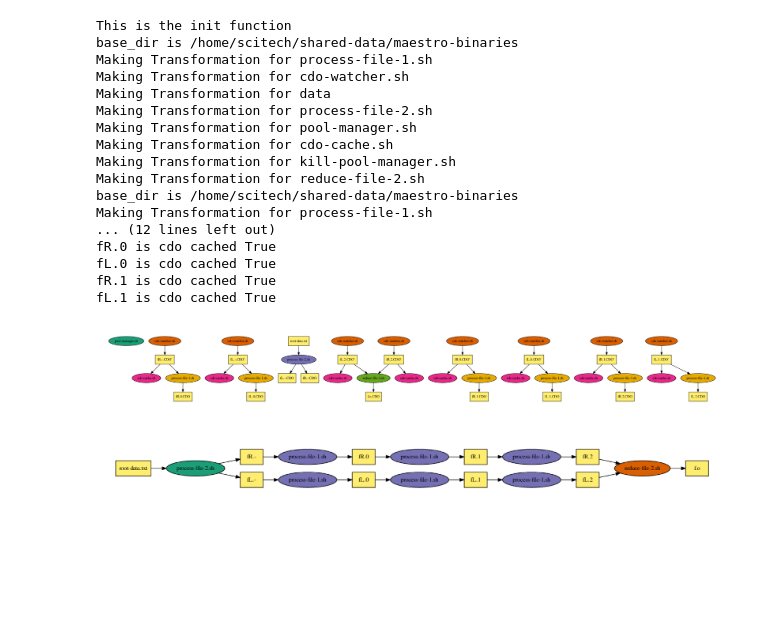
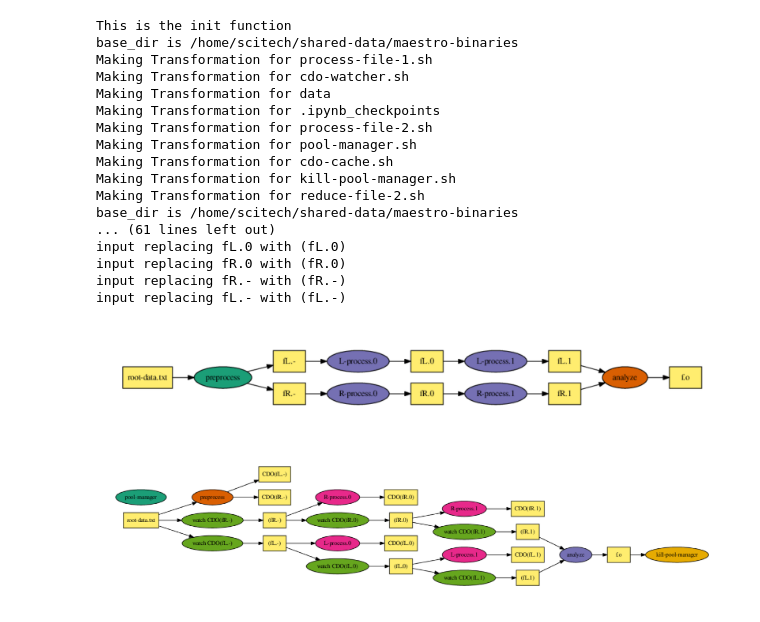
Before and after one commit to biddisco/maestro-pegasus, a Jupyter notebook: Iterative-DAG-test.ipynb, the cells around one changed output. Cells and saved outputs as stored; diff of their text form; code cells hidden in the pictures; blank space fills up the shorter version.

Commit message:
Upgrade graph transformation to create watchers 'on demand'
Instead of creating watchers as root processes, they are
now created when the parent of the data they watch for is
generated.

```diff
--- a/Iterative-DAG-test.ipynb
+++ b/Iterative-DAG-test.ipynb
@@ -246,12 +266,12 @@ def build_properties():
 # %%
-def generate_demo_workflow(wf, rc):
+def generate_demo_workflow(wf, rc, maestro=False, iterations=2):
     # --- Raw input file -----------------------------------------------------------------
 
     binary_path = '/home/scitech/shared-data/maestro-binaries/'
     data_path = '/home/scitech/shared-data/maestro-binaries/data/'
 
     # ---------------------------------------------------------
-    fa = File("root-data.txt").add_metadata(creator="biddisco", cdo_disabled="true", maestro_enabled="false")
+    fa = File("root-data.txt").add_metadata(creator="biddisco", cdo_disabled="true", maestro_enabled="false", node_label='qqqqq')
     rc.add_replica(
        site="local", lfn=fa, pfn=Path(data_path).resolve() / "root-data.txt"
     )
@@ -264,13 +284,13 @@ def generate_demo_workflow(wf, rc):
     fl = File("fL.-")
     fr = File("fR.-")
     job_preprocess = Job("process-file-2.sh", node_label="preprocess")\
-                            .add_args(fa.lfn, fl, fr, 1)\
-                            .add_inputs(fa)\
-                            .add_outputs(fl, fr, stage_out=True)\
-                            .add_metadata(time=1)
+                            .add_args(fa.lfn, fl, fr, 1)              \
+                            .add_inputs(fa)                           \
+                            .add_outputs(fl, fr, stage_out=True)      \
+                            .add_metadata(time=1)                     \
+                            .add_metadata(cdo_enabled=True)
 
     job_iter = []
-    iterations = 3
     for i in range(0,iterations):
         fi_ir = File("fR.-") if (i==0) else File("fR."+str(i-1))
         fi_or = File("fR."+str(i))
@@ -309,6 +329,9 @@ def generate_demo_workflow(wf, rc):
     for j in job_iter:
         wf.add_jobs(j)
 
+    if maestro:
+        wf.insert_cdo_jobs()
+
     wf.add_replica_catalog(rc)
     wf.write(file=wf.name)
     return wf.path.name
@@ -328,7 +351,8 @@ def display_workflow(workflow_file, rrdl, display_files, leftright):
         # remove redundant dependency links
         dag = pegasus_graphviz.transitivereduction(dag)
 
-    dot = pegasus_graphviz.emit_dot(dag, label_type='xform', outfile=dot_file, leftright=leftright)
+    # labeloptions = ["label", "xform", "id", "xform-id", "label-xform", "label-id"]
+    dot = pegasus_graphviz.emit_dot(dag, label_type='label', outfile=dot_file, leftright=leftright)
 
     s = graphviz.Source.from_file(dot_file)
     image_file = graphviz.render(filepath=dot_file, engine='dot', format='pdf')
@@ -364,11 +388,12 @@ build_transformation_catalog('regular', wfm)
 
 # ---------------------------------------
 # Convert workflow into nice DAG display
-file1 = generate_demo_workflow(wfo, rco)
+file1 = generate_demo_workflow(wfo, rco, iterations=2)
 I1 = display_workflow(file1, transitive_reduction, display_files, left_right)
 
-file2 = generate_demo_workflow(wfm, rcm)
-I2 = display_workflow(file2, transitive_reduction, display_files, left_right and cdo_dependencies) # left_right)
+file2 = generate_demo_workflow(wfm, rcm, maestro=True, iterations=2)
+I2 = display_workflow(file2, transitive_reduction, display_files, left_right ) # left_right and cdo_dependencies)
+
 
 # ---------------------------------------
 # rename pdf files based on what options we used to generate the DAG pics
@@ -378,43 +403,43 @@ fstring += "-reduced" if transitive_reduction else ""
 image_name1 = I1.replace('.dot.pdf', fstring + '.pdf')
 image_name2 = I2.replace('.dot.pdf', fstring + '.pdf')
 os.rename(I1, image_name1)
 os.rename(I2, image_name2)
 
 # ---------------------------------------
 # read+convert PDFs into images
 img_A = WImage(filename=image_name1)
 img_B = WImage(filename=image_name2)
 
 # ---------------------------------------
 # figure size in inches optional
 rcParams['figure.figsize'] = 32, 32
 # ---------------------------------------
 # display images in notebook
 fig, ax = plt.subplots(1,1)
+ax.imshow(img_A);
+ax.set_axis_off()
+fig, ax = plt.subplots(1,1)
 ax.imshow(img_B);
 ax.set_axis_off()
-fig, ax = plt.subplots(1,1)
-ax.imshow(img_A);
-ax.set_axis_off()
 # %% [output]
 This is the init function
 base_dir is /home/scitech/shared-data/maestro-binaries
 Making Transformation for process-file-1.sh
 Making Transformation for cdo-watcher.sh
 Making Transformation for data
+Making Transformation for .ipynb_checkpoints
 Making Transformation for process-file-2.sh
 Making Transformation for pool-manager.sh
 Making Transformation for cdo-cache.sh
 Making Transformation for kill-pool-manager.sh
 Making Transformation for reduce-file-2.sh
 base_dir is /home/scitech/shared-data/maestro-binaries
-Making Transformation for process-file-1.sh
-... (12 lines left out)
-fR.0 is cdo cached True
-fL.0 is cdo cached True
-fR.1 is cdo cached True
-fL.1 is cdo cached True
+... (61 lines left out)
+input replacing fL.0 with (fL.0)
+input replacing fR.0 with (fR.0)
+input replacing fR.- with (fR.-)
+input replacing fL.- with (fL.-)
-[figure, old version]
+[figure, new version]
-[figure, old version]
+[figure, new version]
 # %%
 #wfo.plan(submit=True, sites=['local'], cleanup=False)\
```
Also changed, not shown: parts of 5 cells of this notebook, 1 other file.
